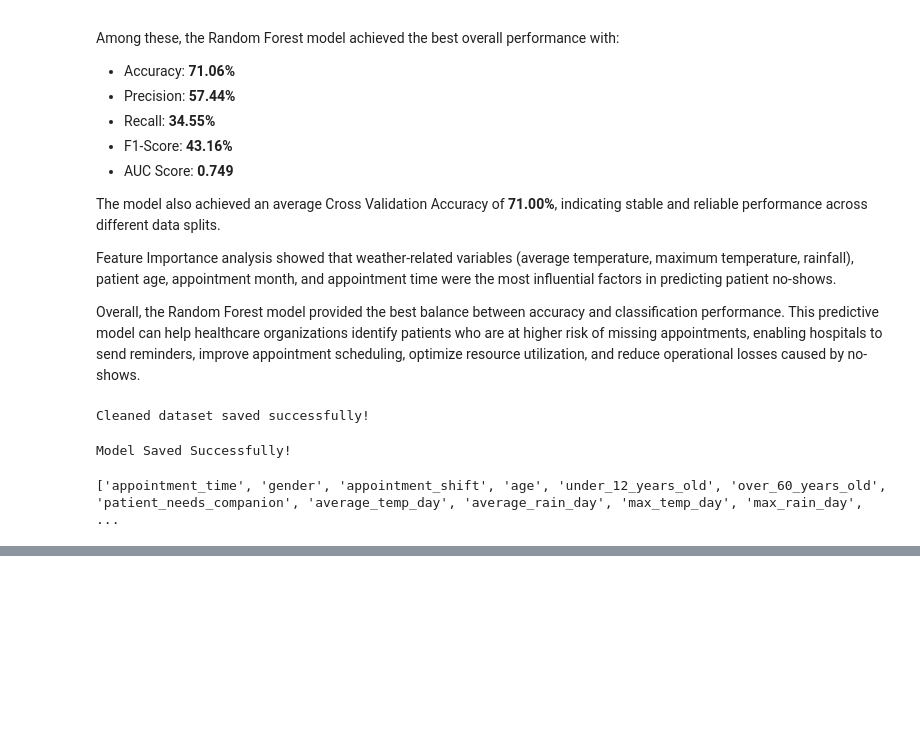
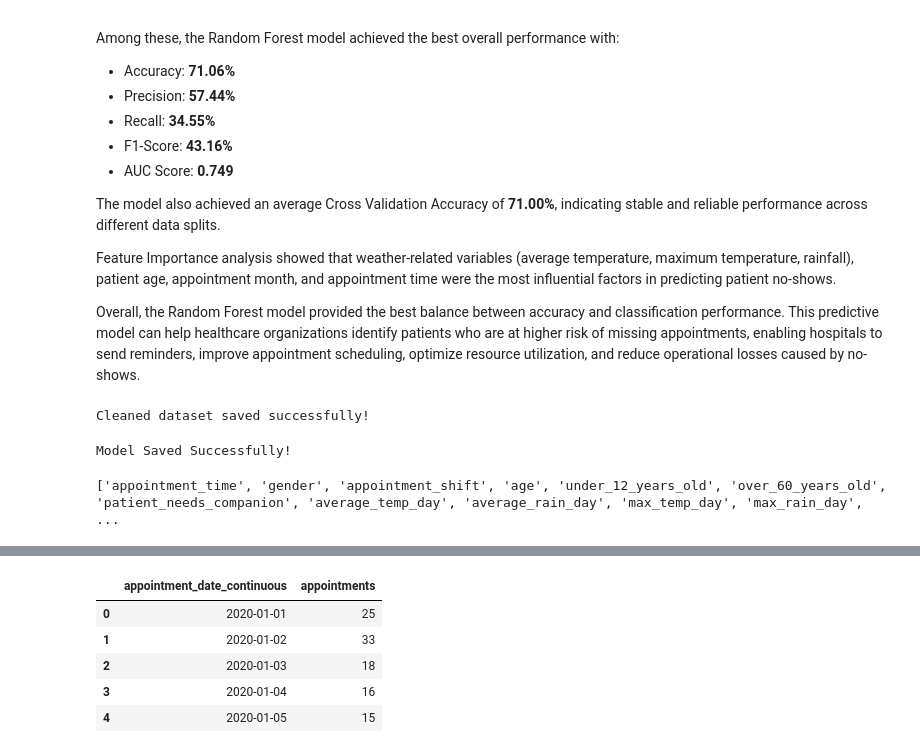
Before and after one commit to anushka-004/Medical_Appointment_no_show_prediction_model, a Jupyter notebook: notebook/medical_noshow.ipynb, the cells around one changed output, grey strips where cells are left out. Saved outputs shown, nothing was run; the diff lists cells and outputs as text; code cells hidden in the pictures; blank space fills up the shorter version.

```diff
--- a/notebook/medical_noshow.ipynb
+++ b/notebook/medical_noshow.ipynb
@@ -1456,0 +1468,9 @@ print(X_train.columns.tolist())
+# %%
+import pandas as pd
+
+forecast_df = pd.read_csv(
+    "../data/Medical_appointment_data.csv",
+    parse_dates=["appointment_date_continuous"]
+)
+
+forecast_df.info()
@@ -1456,0 +1495,16 @@ print(X_train.columns.tolist())
+# %%
+daily_df = (
+    forecast_df
+    .groupby("appointment_date_continuous")
+    .size()
+    .reset_index(name="appointments")
+)
+
+daily_df.head()
+# %% [output]
+|  | appointment_date_continuous | appointments |
+| 0 | 2020-01-01 | 25 |
+| 1 | 2020-01-02 | 33 |
+| 2 | 2020-01-03 | 18 |
+| 3 | 2020-01-04 | 16 |
+| 4 | 2020-01-05 | 15 |
```
Also changed, not shown: parts of 16 cells of this notebook.
